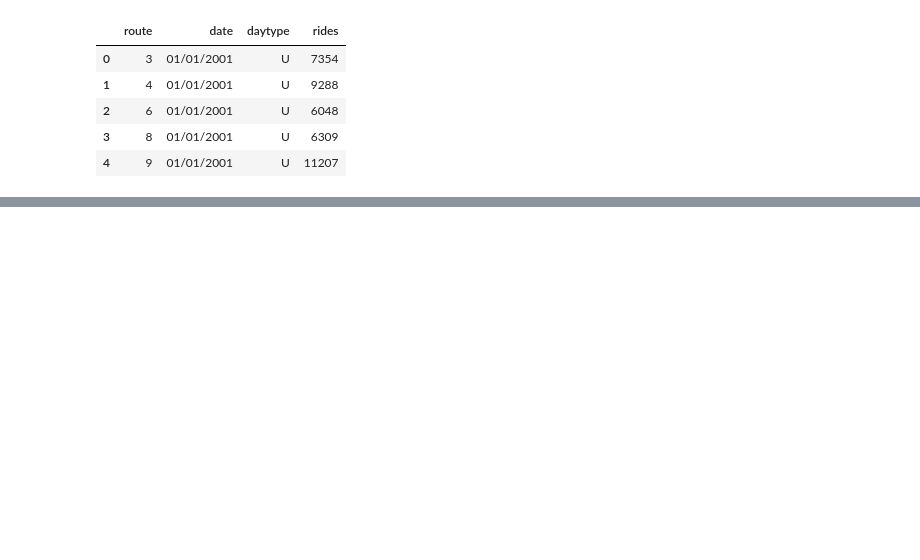
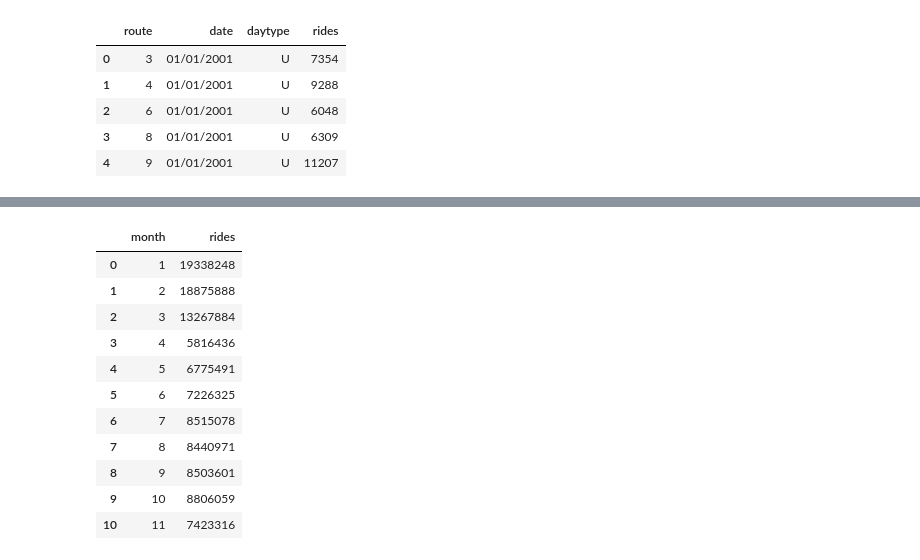
Before and after one commit to WACunninghamIV/Chicago_Traffic-RidershipData, a Jupyter notebook: BusDataCleaned.ipynb, the cells around one changed output, grey strips where cells are left out. Cells and saved outputs as stored; diff of their text form; code cells hidden in the pictures; blank space fills up the shorter version.

```diff
--- a/BusDataCleaned.ipynb
+++ b/BusDataCleaned.ipynb
@@ -298,0 +51,16 @@ plt.tight_layout()
+# %%
+month_2020 = pd.DataFrame(df_20.groupby("month")["rides"].sum()).reset_index()
+month_2020
+# %% [output]
+|  | month | rides |
+| 0 | 1 | 19338248 |
+| 1 | 2 | 18875888 |
+| 2 | 3 | 13267884 |
+| 3 | 4 | 5816436 |
+| 4 | 5 | 6775491 |
+| 5 | 6 | 7226325 |
+| 6 | 7 | 8515078 |
+| 7 | 8 | 8440971 |
+| 8 | 9 | 8503601 |
+| 9 | 10 | 8806059 |
+| 10 | 11 | 7423316 |
```
Also changed, not shown: parts of 45 cells of this notebook, 4 other files.
